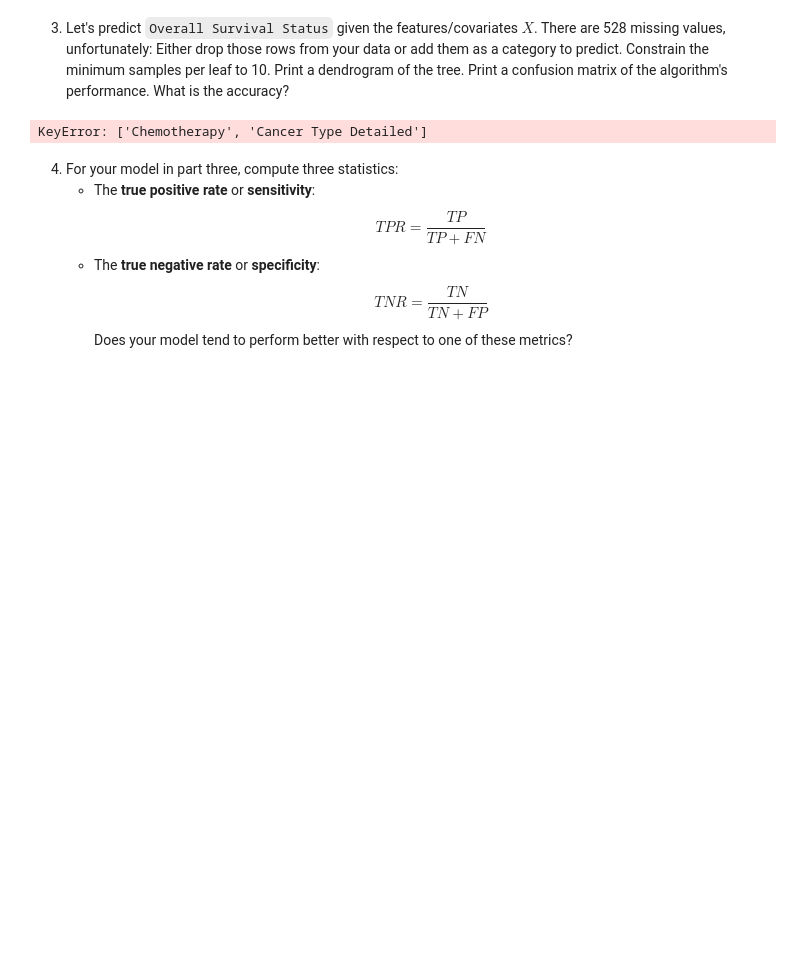
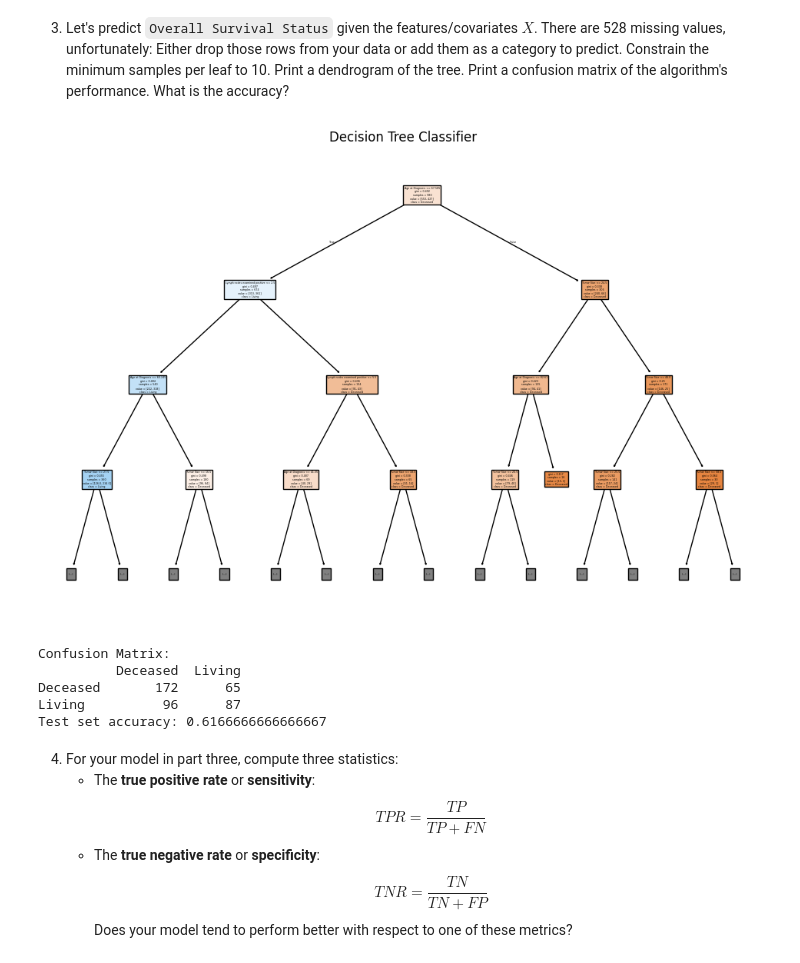
Before and after one commit to ashleynguyen04/trees, a Jupyter notebook: assignment/assignment.ipynb, the cells around one changed output. Drawn from its saved outputs; the diff is of its cells as text; code cells hidden in the pictures; blank space fills up the shorter version.

```diff
--- a/assignment/assignment.ipynb
+++ b/assignment/assignment.ipynb
@@ -224,22 +224,52 @@ num_vars = ["Tumor Size", "Lymph nodes examined positive", "Age at Diagnosis"]
 cat_vars = ["Tumor Stage", "Chemotherapy", "Cancer Type Detailed"]
 
 target_col = "Overall Survival Status"
+cols_needed = num_vars + cat_vars + [target_col]
+df_subset = df[cols_needed]
 
-df_cat = pd.get_dummies(df[cat_vars], drop_first=False)
-X_full = pd.concat([df[num_vars], df_cat], axis=1)
-y_full = df[target_col]
+df_subset = df_subset.dropna(subset=cols_needed)
+df_cat = pd.get_dummies(df_subset[cat_vars], drop_first=False)
+
+X = pd.concat([df_subset[num_vars], df_cat], axis=1)
+y = df_subset[target_col]
 # %% [markdown]
 3. Let's predict `Overall Survival Status` given the features/covariates $X$. There are 528 missing values, unfortunately: Either drop those rows from your data or add them as a category to predict. Constrain the minimum samples per leaf to 10. Print a dendrogram of the tree. Print a confusion matrix of the algorithm's performance. What is the accuracy?
-# %%
-from sklearn.metrics import confusion_matrix, accuracy_score
-from sklearn.model_selection import train_test_split
-
-data = pd.concat([X_full, y_full], axis=1)
-data = data.dropna(subset=num_vars + cat_vars + [target_col])
-X = data.drop(target_col, axis=1)
-y = data[target_col]
-# %% [output]
-KeyError: ['Chemotherapy', 'Cancer Type Detailed']
+# %%
+from sklearn.metrics import confusion_matrix, accuracy_score
+from sklearn.model_selection import train_test_split
+from sklearn.tree import DecisionTreeClassifier, plot_tree
+import matplotlib.pyplot as plt
+
+X_train, X_test, y_train, y_test = train_test_split(X, y, test_size=0.3, random_state=31, stratify=y)
+clf = DecisionTreeClassifier(min_samples_leaf=10, random_state=31)
+clf.fit(X_train, y_train)
+
+plt.figure(figsize=(12, 8))
+plot_tree(
+    clf,
+    feature_names=X.columns,
+    class_names=clf.classes_,
+    filled=True,
+    max_depth=3
+)
+plt.title("Decision Tree Classifier")
+plt.show()
+
+y_pred = clf.predict(X_test)
+cm = confusion_matrix(y_test, y_pred, labels=clf.classes_)
+cm_df = pd.DataFrame(cm, index=clf.classes_, columns=clf.classes_)
+print("Confusion Matrix:")
+print(cm_df)
+
+accuracy = accuracy_score(y_test, y_pred)
+print("Test set accuracy:", accuracy)
+# %% [output]
+[figure, added]
+Confusion Matrix:
+          Deceased  Living
+Deceased       172      65
+Living          96      87
+Test set accuracy: 0.6166666666666667
 # %% [markdown]
 4. For your model in part three, compute three statistics:
     - The **true positive rate** or **sensitivity**:
```
Also changed, not shown: parts of 2 cells of this notebook.
